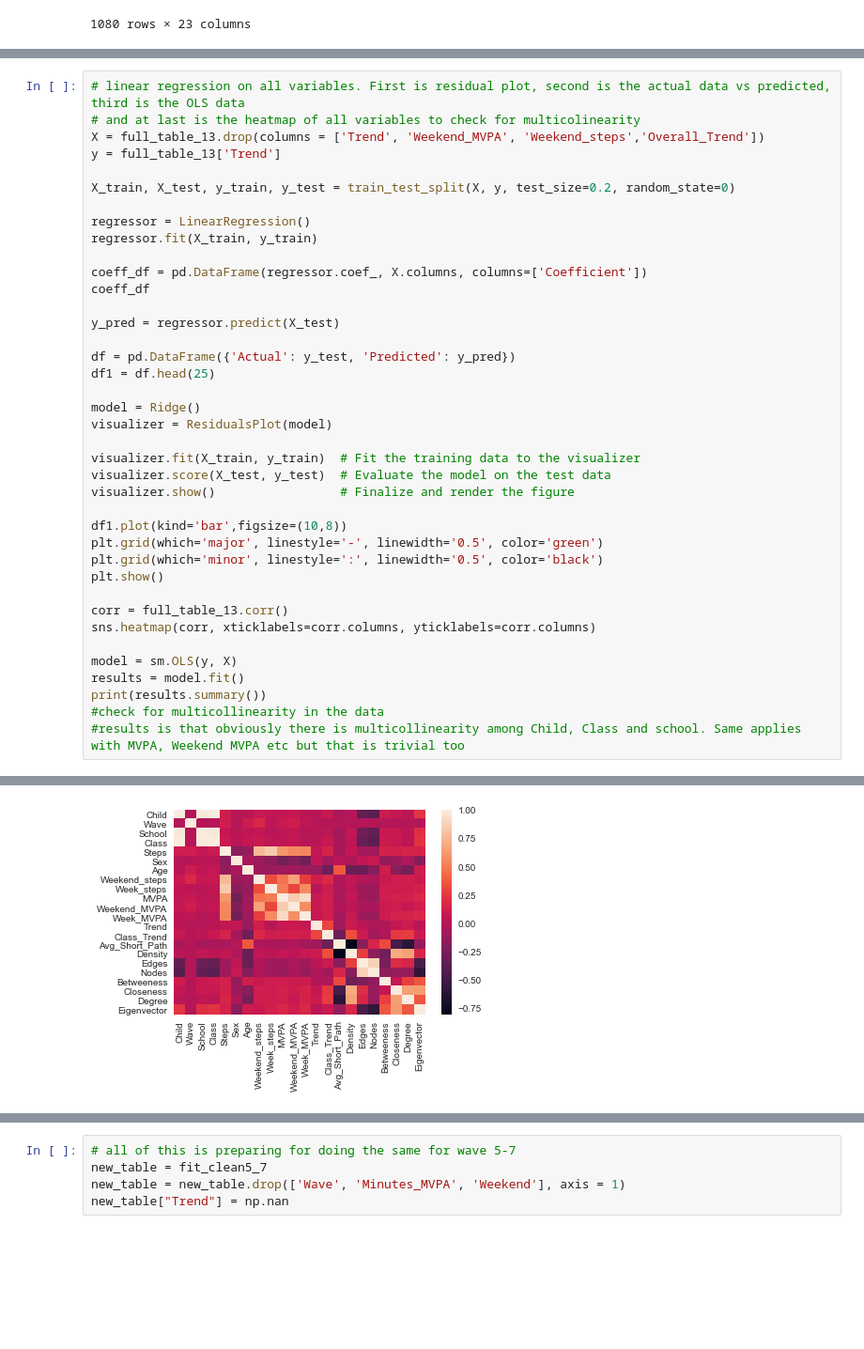
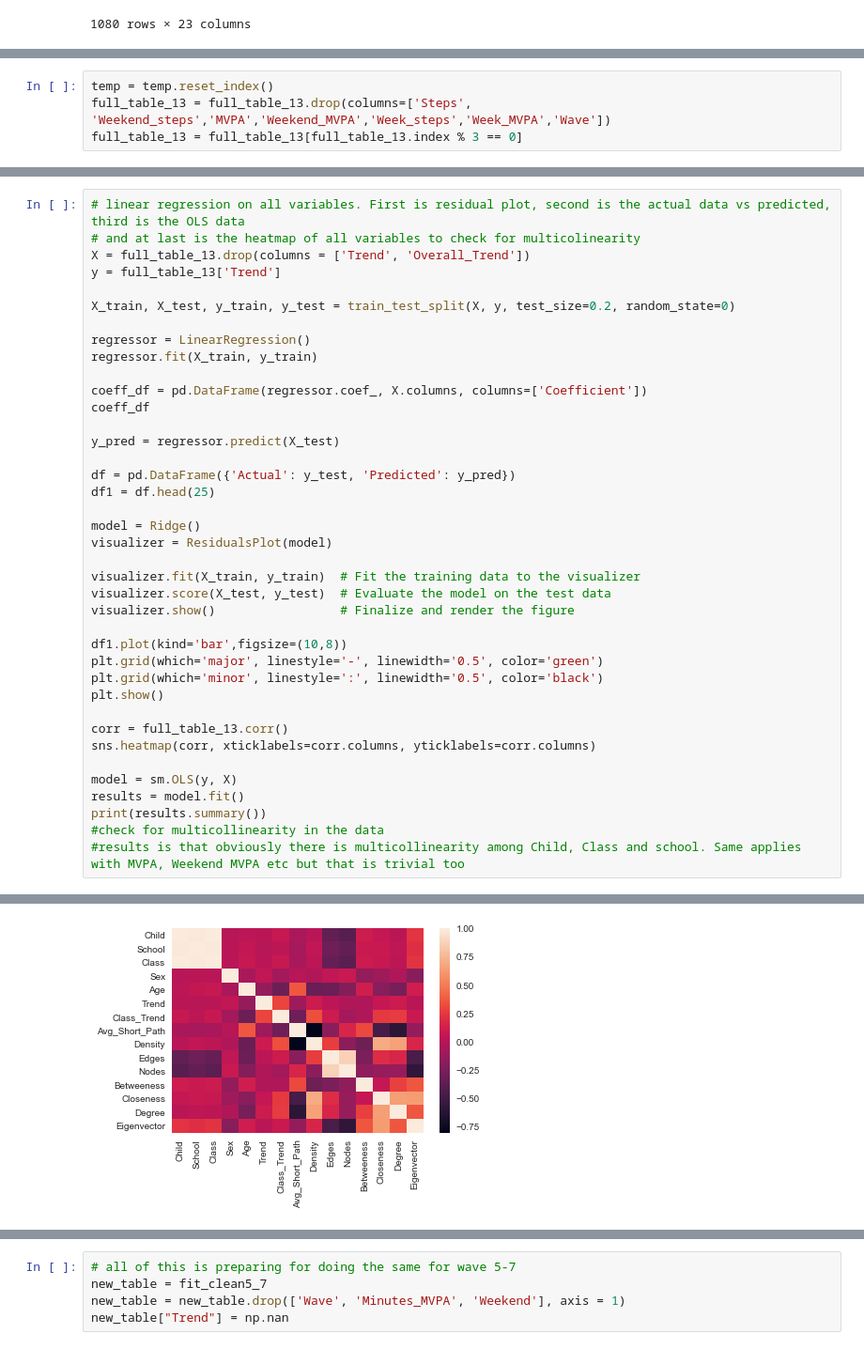
Before and after one commit to Shoarmin/baproject, a Jupyter notebook: code.ipynb, the cells around one changed output, grey strips where cells are left out. Shown at 94% size. Cells and saved outputs as stored; diff of their text form; blank space fills up the shorter version.

```diff
--- a/code.ipynb
+++ b/code.ipynb
@@ -414,2 +449,6 @@ display(full_table_13)
+# %%
+temp = temp.reset_index()
+full_table_13 = full_table_13.drop(columns=['Steps', 'Weekend_steps','MVPA','Weekend_MVPA','Week_steps','Week_MVPA','Wave'])
+full_table_13 = full_table_13[full_table_13.index % 3 == 0]
 # %%
 # do linear regression on trend by using class trend as variable
@@ -575,7 +609,7 @@ inc_trend
 # %%
 # linear regression on all variables. First is residual plot, second is the actual data vs predicted, third is the OLS data
 # and at last is the heatmap of all variables to check for multicolinearity
-X = full_table_13.drop(columns = ['Trend', 'Weekend_MVPA', 'Weekend_steps','Overall_Trend'])
+X = full_table_13.drop(columns = ['Trend', 'Overall_Trend'])
 y = full_table_13['Trend']
 
 X_train, X_test, y_train, y_test = train_test_split(X, y, test_size=0.2, random_state=0)
@@ -633,2 +667,2 @@ Warnings:
 strong multicollinearity or other numerical problems.
-[figure, old version]
+[figure, new version]
```
Also changed, not shown: parts of 9 cells of this notebook.
